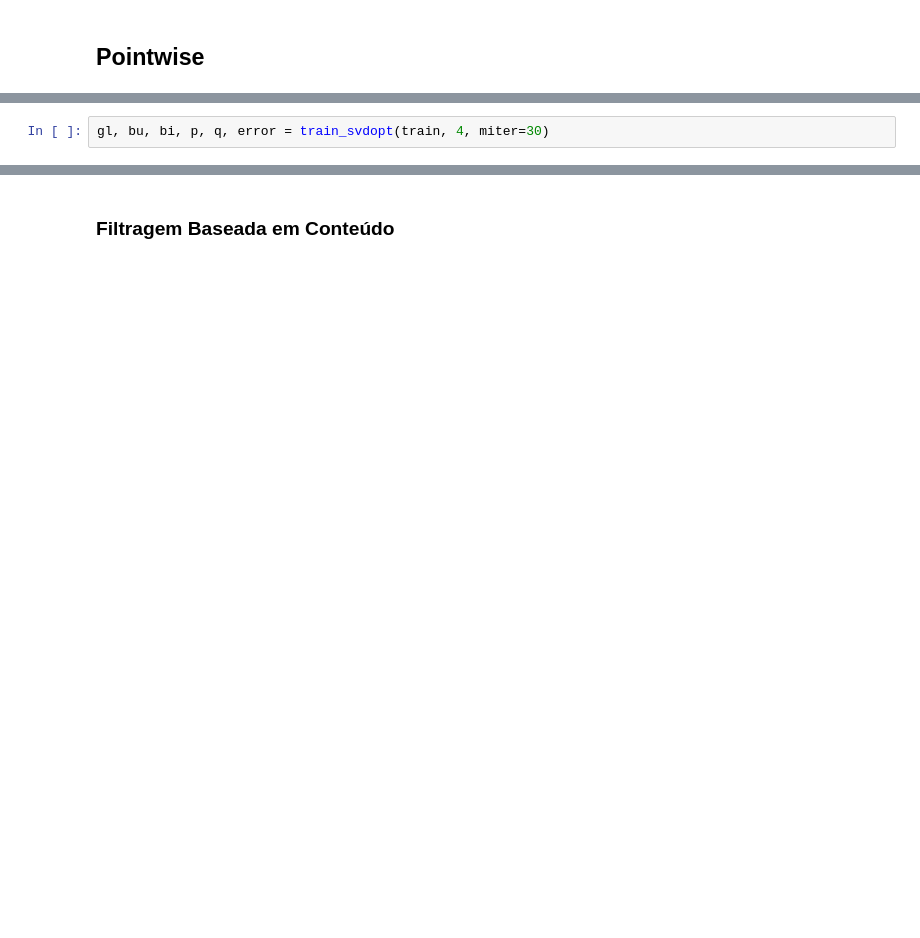
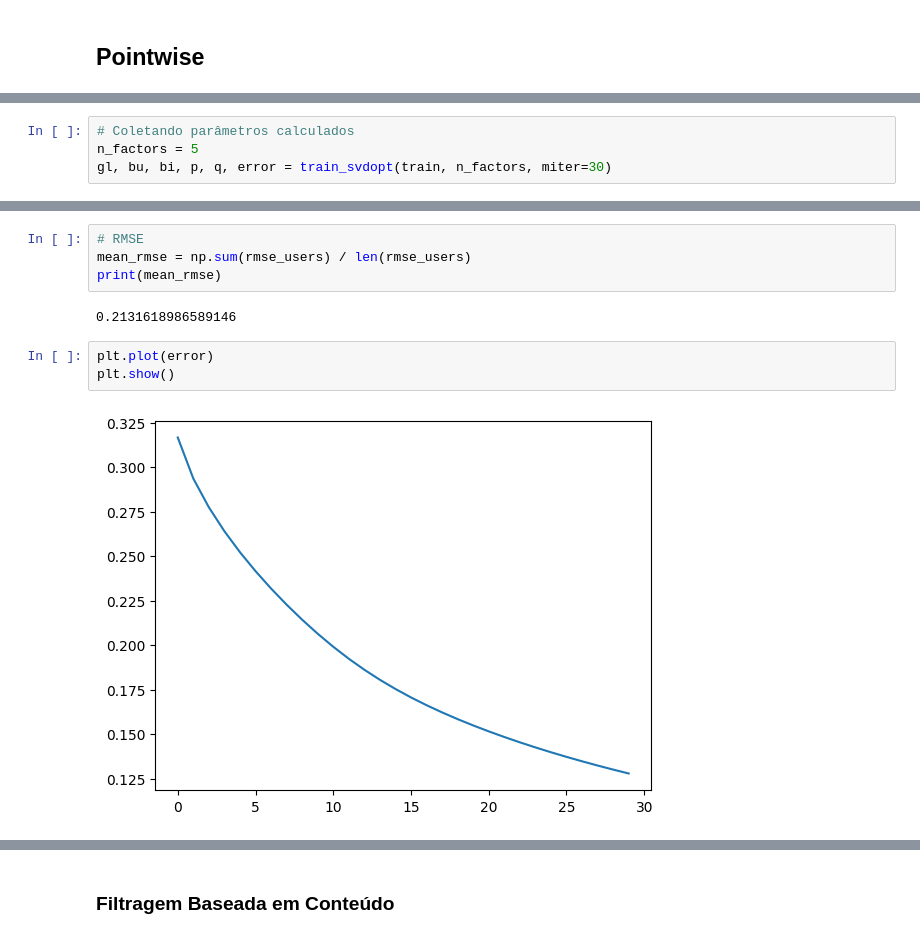
Before and after one commit to ciziks/recommender-steam-catalogue, a Jupyter notebook: Recomendadores/Sistema.ipynb, the cells around one changed output, grey strips where cells are left out. Cells and saved outputs as stored; diff of their text form; blank space fills up the shorter version.

```diff
--- a/Recomendadores/Sistema.ipynb
+++ b/Recomendadores/Sistema.ipynb
@@ -201,4 +255,6 @@ def train_svdopt(train, n_factors, lr=0.05, reg=0.02, miter=10):
 
     return global_mean, bu, bi, p, q, error
 # %%
-gl, bu, bi, p, q, error = train_svdopt(train, 4, miter=30)
+# Coletando parâmetros calculados
+n_factors = 5
+gl, bu, bi, p, q, error = train_svdopt(train, n_factors, miter=30)
@@ -217,0 +278,11 @@ ValueError: Mime type rendering requires nbformat>=4.2.0 but it is not installed
+# %%
+# RMSE
+mean_rmse = np.sum(rmse_users) / len(rmse_users)
+print(mean_rmse)
+# %% [output]
+0.2131618986589146
+# %%
+plt.plot(error)
+plt.show()
+# %% [output]
+[figure, added]
```
Also changed, not shown: parts of 60 cells of this notebook, 15 other files.
